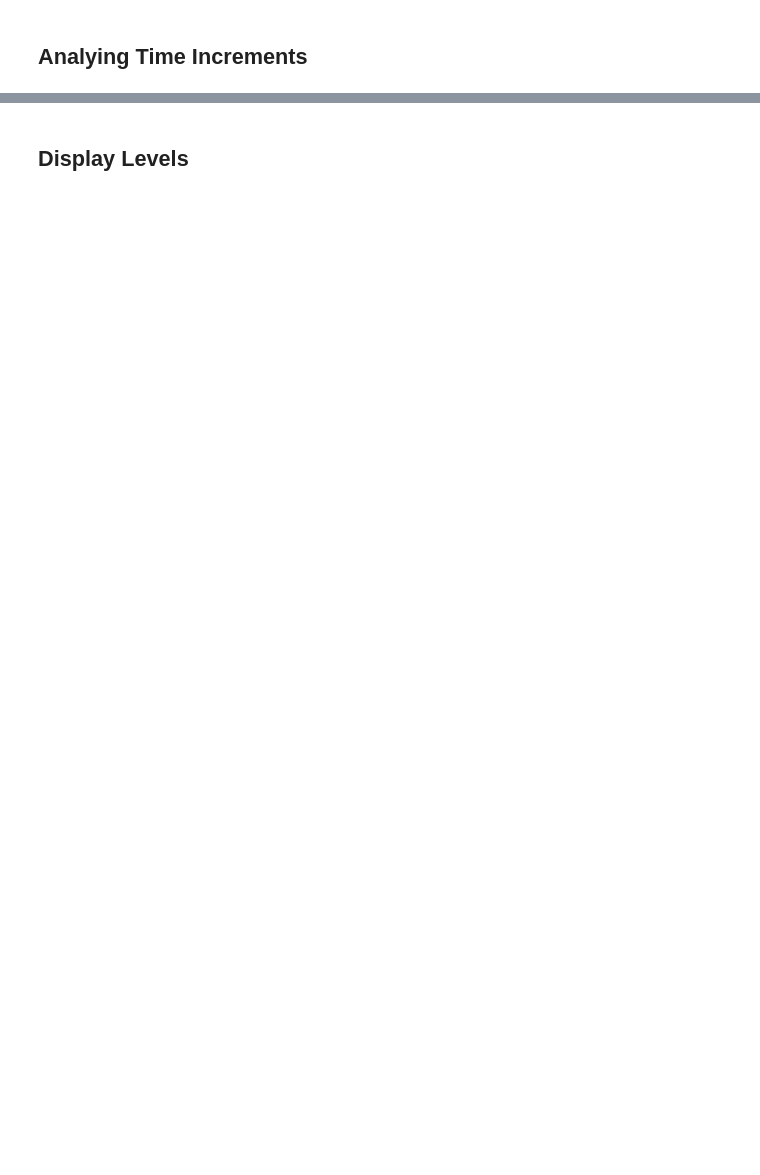
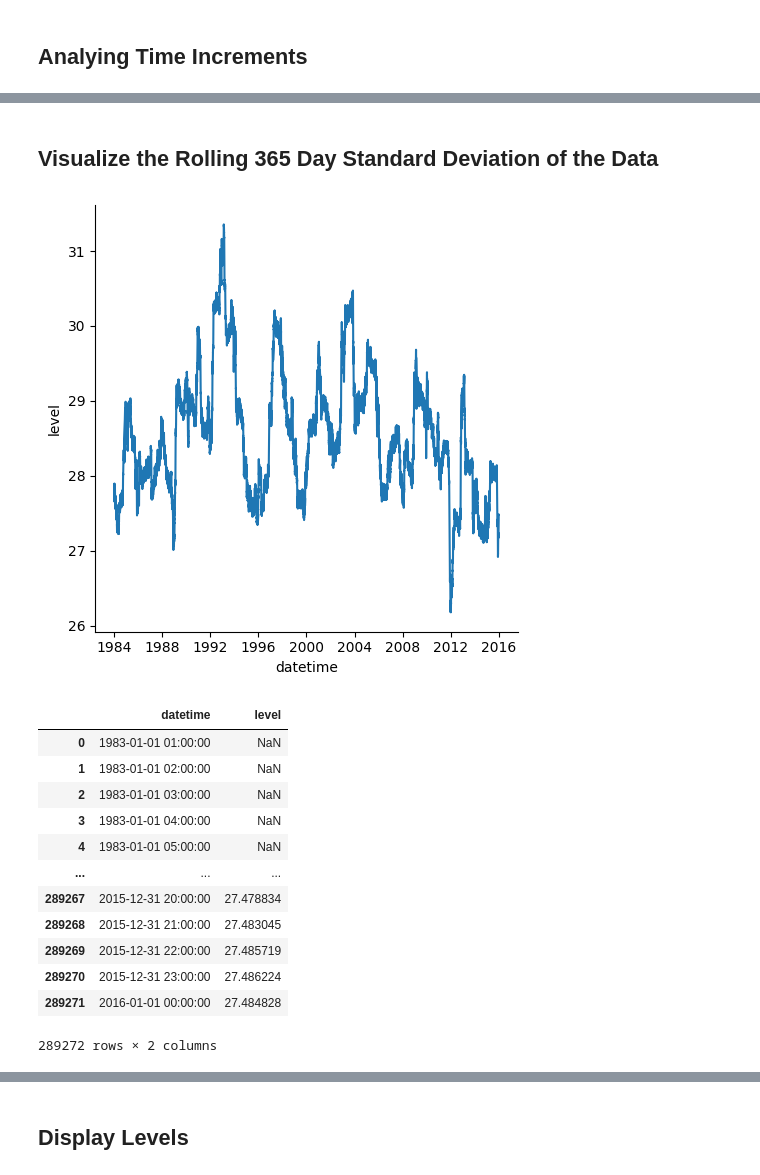
Before and after one commit to kmcguigan1/Time-Series-Playground, a Jupyter notebook: 0-Explotatory-data-analysis.ipynb, the cells around one changed output, grey strips where cells are left out. Saved outputs shown, nothing was run; the diff lists cells and outputs as text; code cells hidden in the pictures; blank space fills up the shorter version.

```diff
--- a/0-Explotatory-data-analysis.ipynb
+++ b/0-Explotatory-data-analysis.ipynb
@@ -92,0 +119,23 @@ INCREMENT: 7200 FROM 251418: 8.0 TO 251419: 8.0
+# %% [markdown]
+## **Visualize the Rolling 365 Day Standard Deviation of the Data**
+# %%
+std_df = df.copy()
+std_df['level'] = std_df['level'].rolling(24*365).std()
+sns.relplot(data=std_df, x="datetime", y="level", kind="line", legend=True)
+plt.show()
+std_df
+# %% [output]
+[figure, added]
+|  | datetime | level |
+| 0 | 1983-01-01 01:00:00 | NaN |
+| 1 | 1983-01-01 02:00:00 | NaN |
+| 2 | 1983-01-01 03:00:00 | NaN |
+| 3 | 1983-01-01 04:00:00 | NaN |
+| 4 | 1983-01-01 05:00:00 | NaN |
+| ... | ... | ... |
+| 289267 | 2015-12-31 20:00:00 | 27.478834 |
+| 289268 | 2015-12-31 21:00:00 | 27.483045 |
+| 289269 | 2015-12-31 22:00:00 | 27.485719 |
+| 289270 | 2015-12-31 23:00:00 | 27.486224 |
+| 289271 | 2016-01-01 00:00:00 | 27.484828 |
+289272 rows × 2 columns
```
Also changed, not shown: parts of 38 cells of this notebook, 25 other files.
